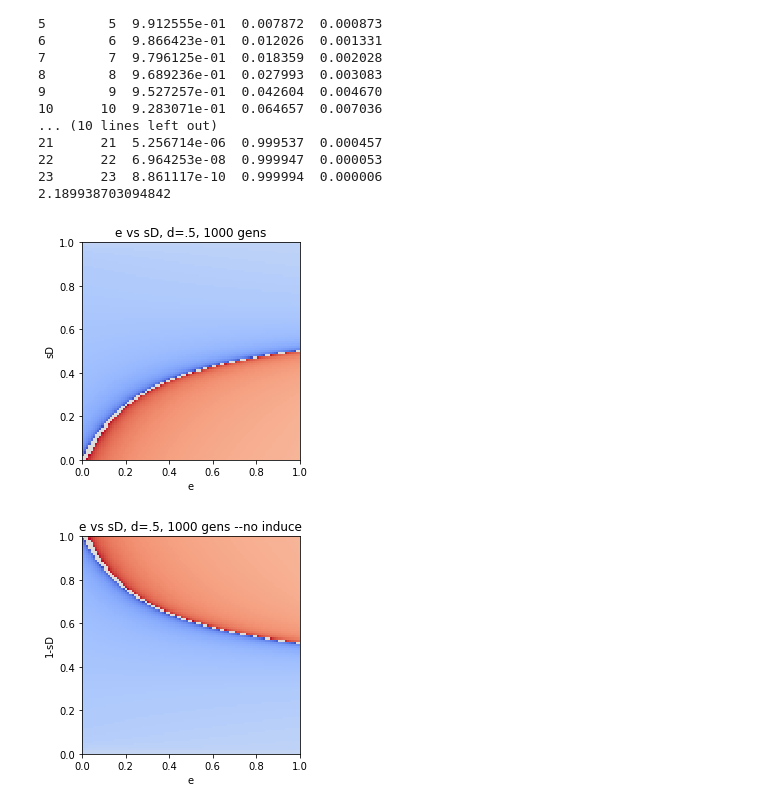
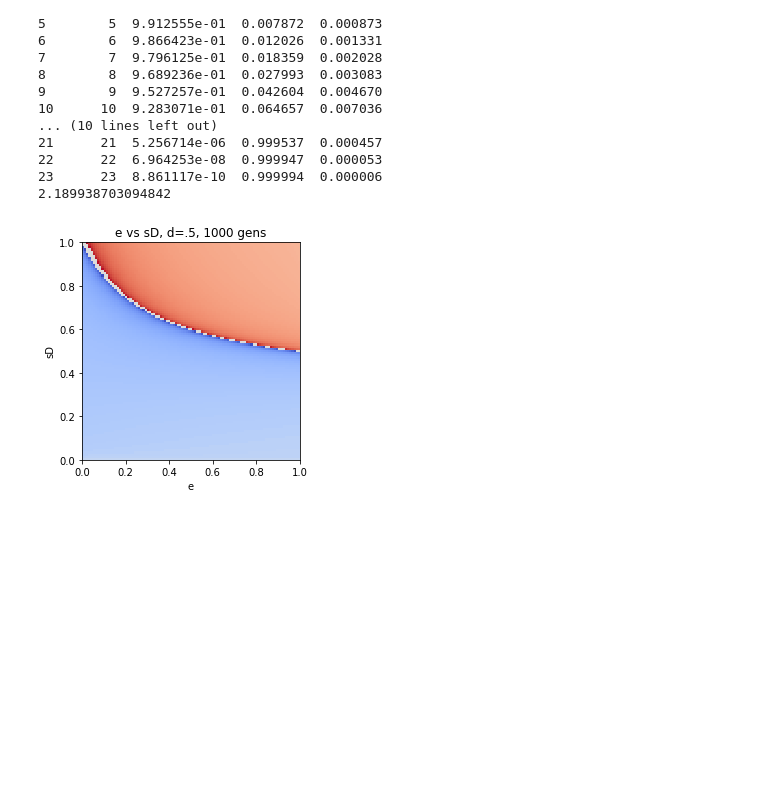
Before and after one commit to mgheffel/CRISPR-Gene-Drive-Population-Model, a Jupyter notebook: BaseModel.ipynb, the cells around one changed output. Cells and saved outputs as stored; diff of their text form; code cells hidden in the pictures; blank space fills up the shorter version.

```diff
--- a/BaseModel.ipynb
+++ b/BaseModel.ipynb
@@ -121,31 +126,17 @@ print(run_simulation(simData,True,True))
 23      23  8.861117e-10  0.999994  0.000006
 2.189938703094842
 # %%
-eVals=np.arange(0,1.01,.01)
-sVals=np.arange(0,1.01,.01)
-X,Y=np.meshgrid(eVals,sVals)
-Z=np.zeros((len(eVals),len(sVals)))
+xVals=np.arange(0,1.01,.01)
+yVals=np.arange(0,1.01,.01)
+X,Y=np.meshgrid(xVals,yVals)
+Z=np.zeros((len(xVals),len(yVals)))
 #run 2D sim e vs f
-for eIndex in range(len(eVals)):
-    for sIndex in range(len(sVals)):
+for xIndex in range(len(xVals)):
+    for yIndex in range(len(yVals)):
         #y is f
-        simData={'qW':.999,'qD':.001,'qH':0,'sW':0,'sD':sVals[sIndex],'e':eVals[eIndex],'d':.5,'generations':1000}
+        simData={'qW':.999,'qD':.001,'qH':0,'fW':1,'fD':yVals[yIndex],'e':xVals[xIndex],'d':.5,'generations':1000}
         takeover=run_simulation(simData)
-        Z[sIndex,eIndex]=takeover
+        Z[yIndex,xIndex]=takeover
 model3D(X,Y,Z,'e','sD','e vs sD, d=.5, 1000 gens')
-
-eVals=np.arange(0,1.01,.01)
-sVals=np.arange(1.01,0,-.01)
-X,Y=np.meshgrid(eVals,sVals)
-Z=np.zeros((len(eVals),len(sVals)))
-#run 2D sim e vs f
-for eIndex in range(len(eVals)):
-    for sIndex in range(len(sVals)):
-        #y is f
-        simData={'qW':.999,'qD':.001,'qH':0,'sW':0,'sD':sVals[sIndex],'e':eVals[eIndex],'d':.5,'generations':1000}
-        takeover=run_simulation(simData)
-        Z[sIndex,eIndex]=takeover
-model3D(X,Y,Z,'e','1-sD','e vs sD, d=.5, 1000 gens --no induce')
 # %% [output]
-[figure, old version]
+[figure, new version]
-[figure, removed]
```
Also changed, not shown: parts of 3 cells of this notebook, 3 other files.
